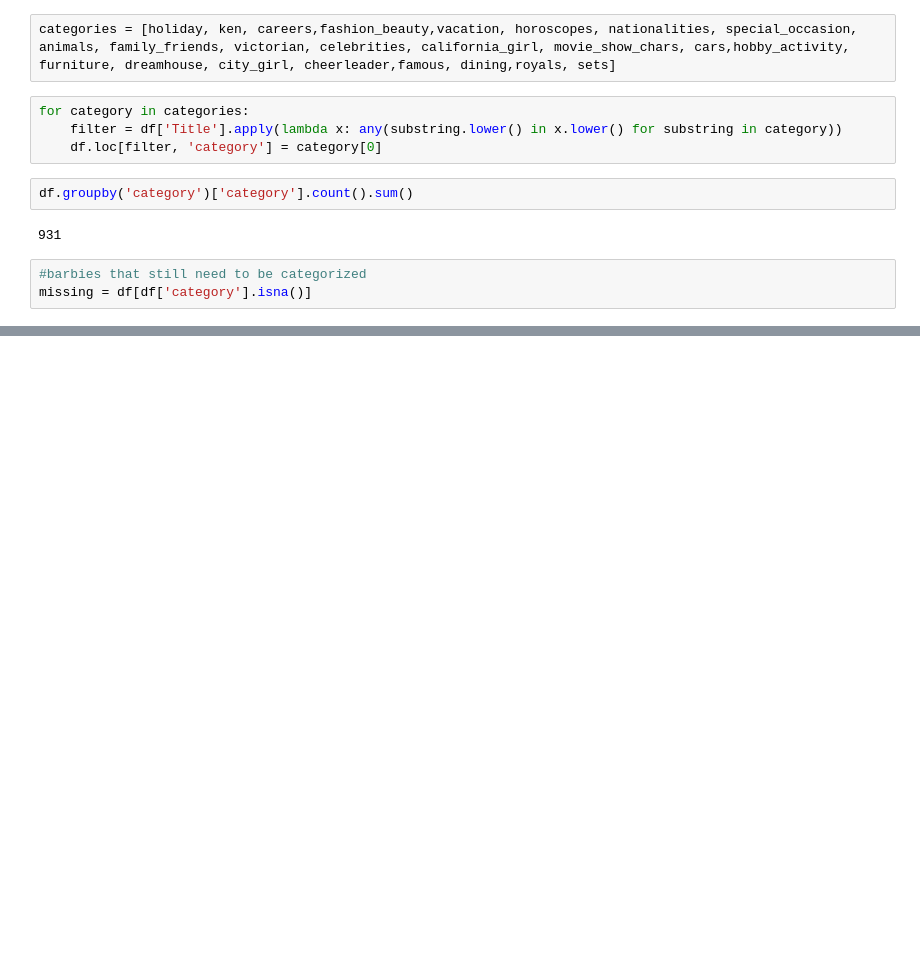
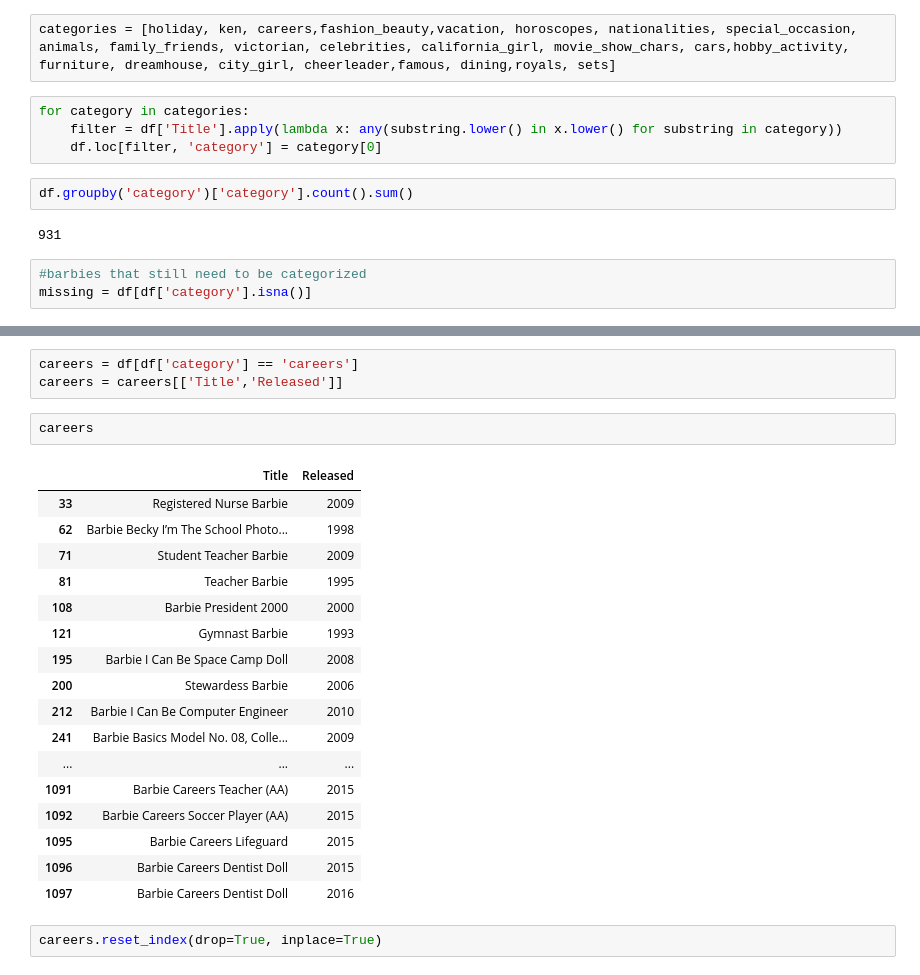
Before and after one commit to arimartorano/barbiedatahouse, a Jupyter notebook: categorize.ipynb, the cells around one changed output, grey strips where cells are left out. Cells and saved outputs as stored; diff of their text form; blank space fills up the shorter version.

```diff
--- a/categorize.ipynb
+++ b/categorize.ipynb
@@ -151,0 +152,25 @@ missing.tail(60)
+# %%
+careers = df[df['category'] == 'careers']
+careers = careers[['Title','Released']]
+# %%
+careers
+# %% [output]
+|  | Title | Released |
+| 33 | Registered Nurse Barbie | 2009 |
+| 62 | Barbie Becky I’m The School Photo... | 1998 |
+| 71 | Student Teacher Barbie | 2009 |
+| 81 | Teacher Barbie | 1995 |
+| 108 | Barbie President 2000 | 2000 |
+| 121 | Gymnast Barbie | 1993 |
+| 195 | Barbie I Can Be Space Camp Doll | 2008 |
+| 200 | Stewardess Barbie | 2006 |
+| 212 | Barbie I Can Be Computer Engineer | 2010 |
+| 241 | Barbie Basics Model No. 08, Colle... | 2009 |
+| ... | ... | ... |
+| 1091 | Barbie Careers Teacher (AA) | 2015 |
+| 1092 | Barbie Careers Soccer Player (AA) | 2015 |
+| 1095 | Barbie Careers Lifeguard | 2015 |
+| 1096 | Barbie Careers Dentist Doll | 2015 |
+| 1097 | Barbie Careers Dentist Doll | 2016 |
+# %%
+careers.reset_index(drop=True, inplace=True)
```
Also changed, not shown: parts of 11 cells of this notebook, 4 other files.
